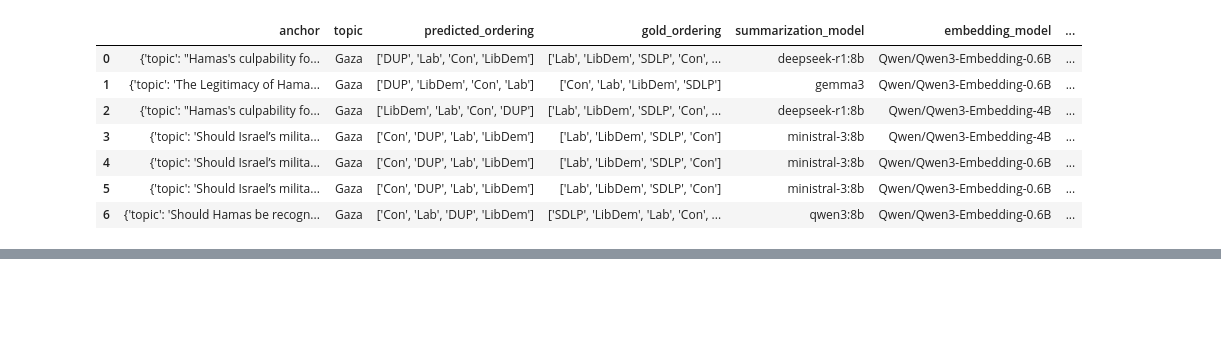
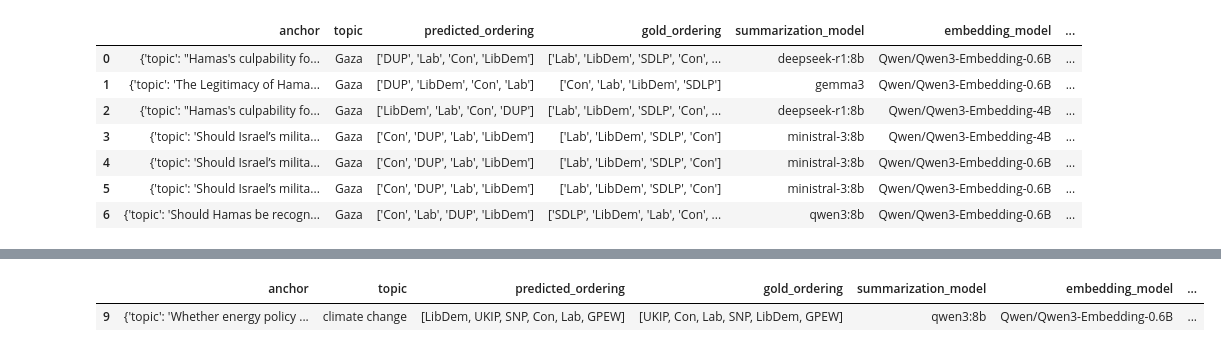
Before and after one commit to fedefraschio/stance-detection-uk-parliament, a Jupyter notebook: notebooks/stance_detection.ipynb, the cells around one changed output, grey strips where cells are left out. Drawn from its saved outputs; the diff is of its cells as text; code cells hidden in the pictures; blank space fills up the shorter version.

```diff
--- a/notebooks/stance_detection.ipynb
+++ b/notebooks/stance_detection.ipynb
@@ -559,0 +715,4 @@ plt.show()
+# %%
+#------ INSERT HERE THE ORDERINGS GIVEN BY THE EXTERNAL LLM -----------
+ext_model='GPT-5.4 Thinking'
+gold_ordering =  ['UKIP', 'Con', 'Lab', 'SNP', 'LibDem', 'GPEW']
@@ -559,0 +739,20 @@ plt.show()
+# %%
+add_result(
+    df=results_df,
+    anchor=chosen_anchor,
+    topic=topic,
+    predicted_ordering=party_order,
+    gold_ordering=gold_ordering,
+    summarization_model=summarization_model,
+    embedding_model=embedding_model,
+    external_model=ext_model,
+    kendall_tau=metrics['kendall_tau'],
+    spearman_rho=metrics['spearman_rho'],
+    kendall_p=metrics['kendall_p'],
+    spearman_p=metrics['spearman_p'],
+    lcs_ratio=metrics['lcs_ratio']
+)
+results_df.tail(1)
+# %% [output]
+|  | anchor | topic | predicted_ordering | gold_ordering | summarization_model | embedding_model | ... |
+| 9 | {'topic': 'Whether energy policy ... | climate change | [LibDem, UKIP, SNP, Con, Lab, GPEW] | [UKIP, Con, Lab, SNP, LibDem, GPEW] | qwen3:8b | Qwen/Qwen3-Embedding-0.6B | ... |
```
Also changed, not shown: parts of 26 cells of this notebook, 38 other files.
